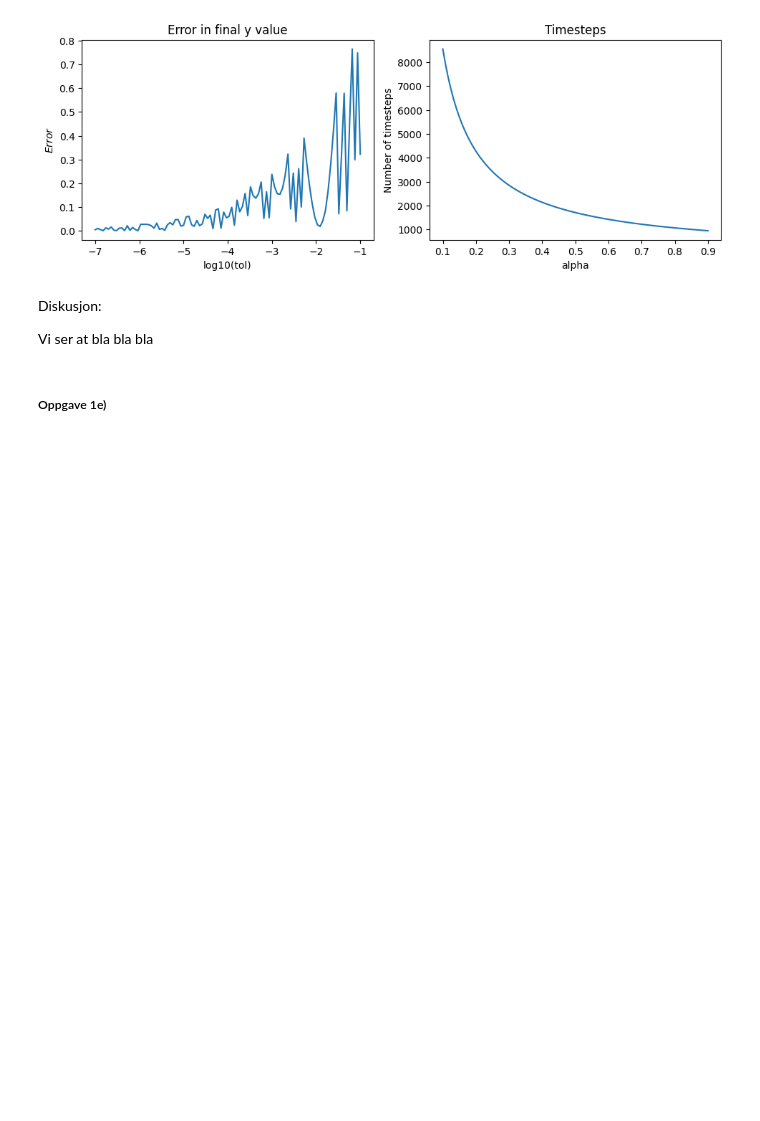
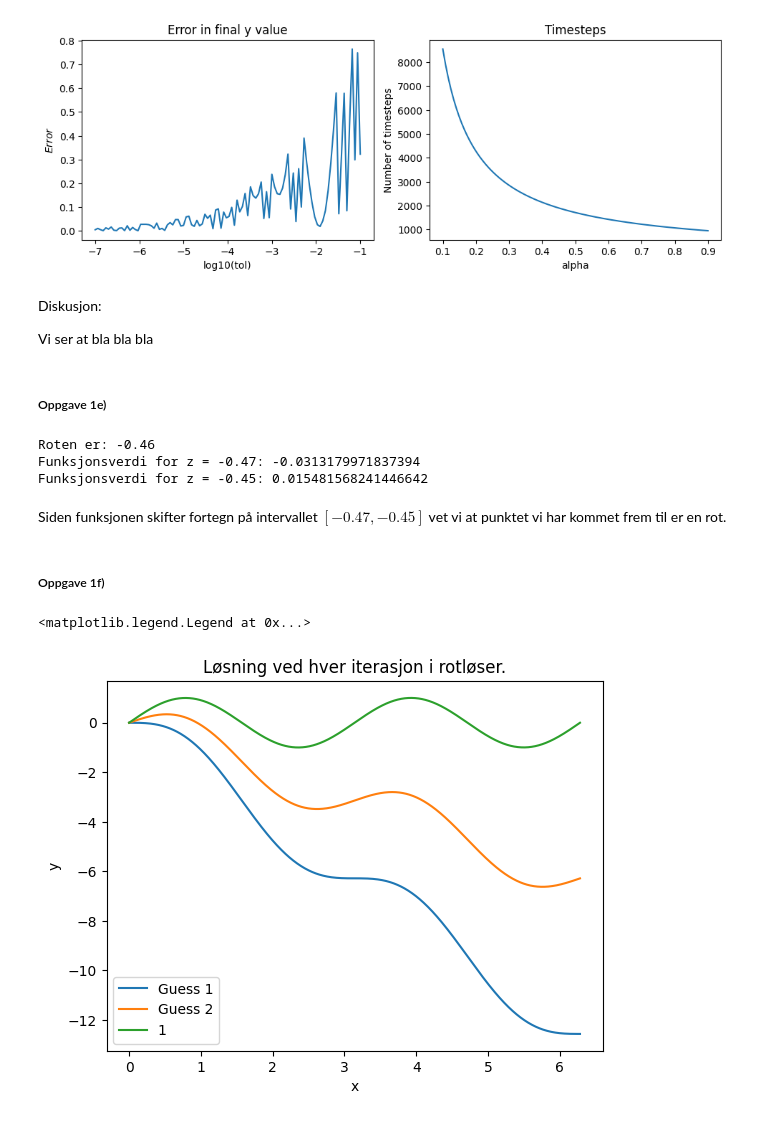
Before and after one commit to einaraarnaes/Prosjekt3, a Jupyter notebook: code.ipynb, the cells around one changed output. Saved outputs shown, nothing was run; the diff lists cells and outputs as text; code cells hidden in the pictures; blank space fills up the shorter version.

Commit message:
Ferdig med oppgave 1

```diff
--- a/code.ipynb
+++ b/code.ipynb
@@ -71,8 +71,8 @@ def rk_32(x_init, x_end, y_init, f, h0 = 0.1, tol = 1e-7, alpha = 0.8):
     time_steps = 0
     k_1 = f(x, y)
 
-    x_vals = [x]
-    y_vals = [y]
+    x_vals = []
+    y_vals = []
     h_vals = []
 
     while x_end - x > 0:
@@ -195,3 +195,32 @@ Diskusjon:
 Vi ser at bla bla bla
 # %% [markdown]
 ##### Oppgave 1e)
+# %%
+def secant_method(g, z0, z1, tol):
+    zpp = z0
+    zp = z1
+    z = ( zpp*g(zp)-zp*g(zpp) ) / ( g(zp) - g(zpp) )
+    while abs(zp-z) > tol:
+        zpp = zp
+        zp = z
+        z = ( zpp*g(zp)-zp*g(zpp) ) / ( g(zp) - g(zpp) )
+
+    return z
+
+def test_func(z):
+    return z + np.sin(z) + np.cos(z)
+
+test_root = round(secant_method(test_func, 0, 1, 1e-3), 2)
+
+print(f"Roten er: {test_root}")
+
+print(f"Funksjonsverdi for z = {round(test_root - 0.01, 2)}: {test_func(test_root - 0.01)}")
+print(f"Funksjonsverdi for z = {round(test_root + 0.01, 2)}: {test_func(test_root + 0.01)}")
+# %% [output]
+Roten er: -0.46
+Funksjonsverdi for z = -0.47: -0.0313179971837394
+Funksjonsverdi for z = -0.45: 0.015481568241446642
+# %% [markdown]
+Siden funksjonen skifter fortegn på intervallet $[-0.47, -0.45]$ vet vi at punktet vi har kommet frem til er en rot.
+# %% [markdown]
+##### Oppgave 1f)
@@ -197,0 +258,19 @@ Vi ser at bla bla bla
+# %%
+
+fig, ax = plt.subplots()
+
+x_vals_all, y_vals_all = bvp_solver(rk_32, 0, 2*np.pi, 0, 0, func_1c, 0, 1)
+
+ax.plot(x_vals_all[0], y_vals_all[0], label = f"Guess 1")
+ax.plot(x_vals_all[1], y_vals_all[1], label = f"Guess 2")
+
+for i in range(2, len(x_vals_all)):
+    ax.plot(x_vals_all[i], y_vals_all[i], label = f"{i-1}")
+
+ax.set_title("Løsning ved hver iterasjon i rotløser.")
+ax.set_xlabel("x")
+ax.set_ylabel("y")
+ax.legend()
+# %% [output]
+<matplotlib.legend.Legend at 0x...>
+[figure, added]
```
Also changed, not shown: parts of 8 cells of this notebook.
